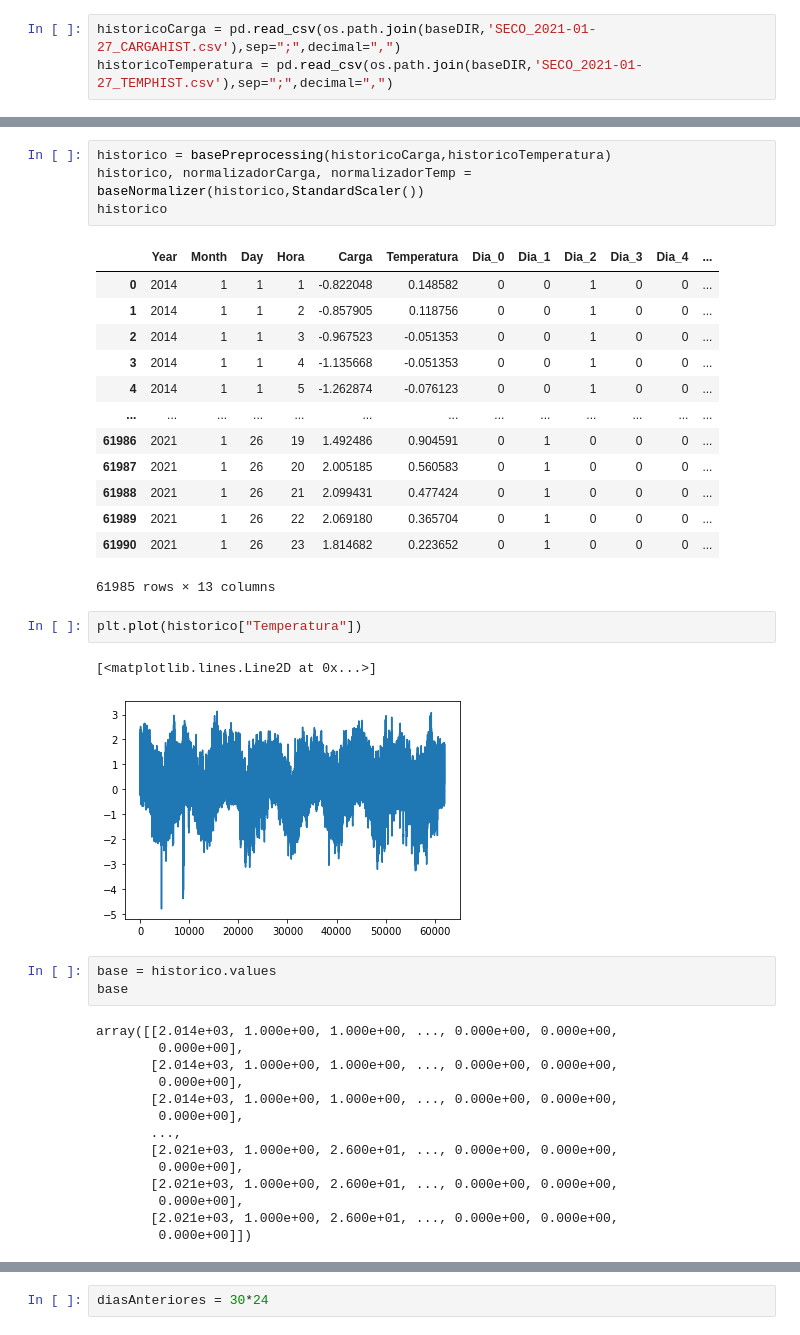
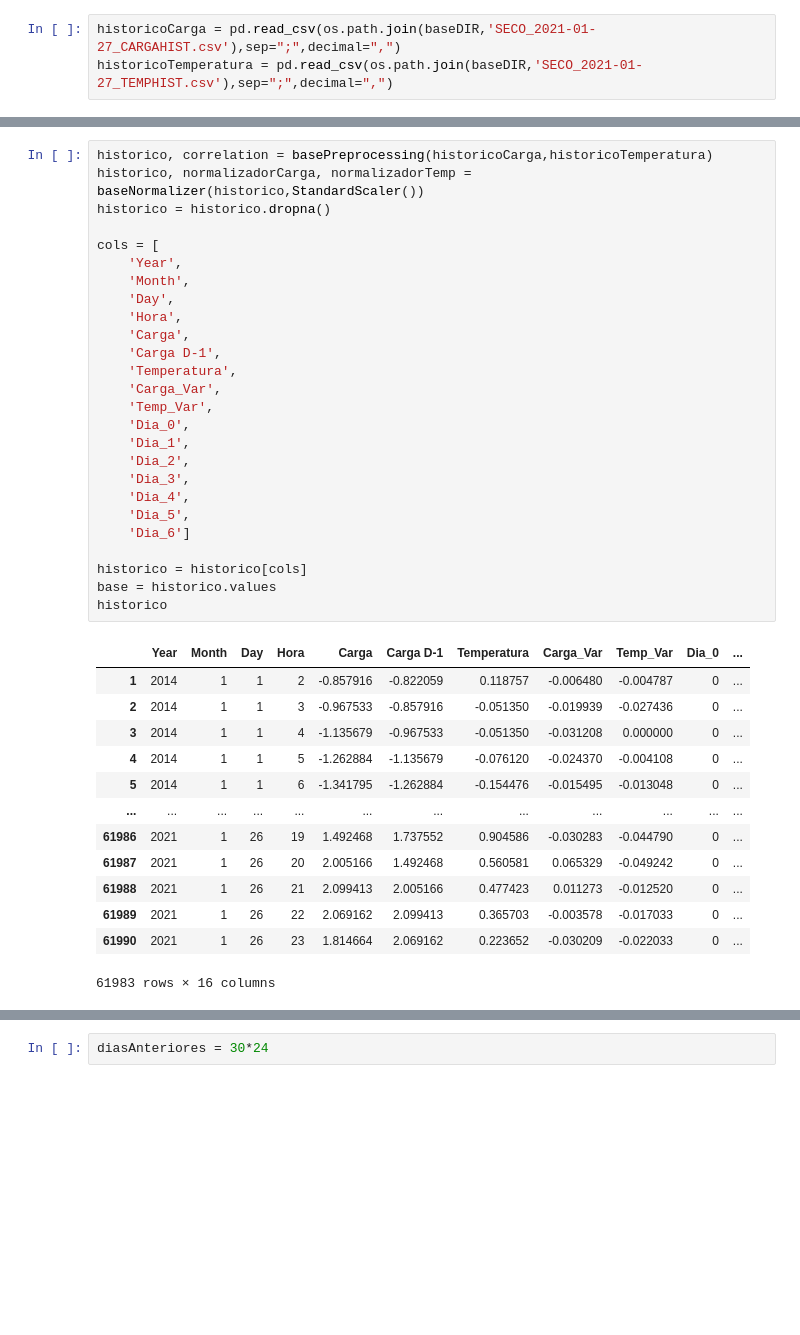
Before and after one commit to Abonvicine/ESTUDOS---Gerais, a Jupyter notebook: TG_Previsão_de_carga.ipynb, the cells around one changed output, grey strips where cells are left out. Cells and saved outputs as stored; diff of their text form; blank space fills up the shorter version.

```diff
--- a/TG_Previsão_de_carga.ipynb
+++ b/TG_Previsão_de_carga.ipynb
@@ -90,43 +72,43 @@ def baseNormalizer(dataset, normalizer, normalize_fit = True):
     dataset = dataset.dropna()
 
     return dataset , normalizadorCarga, normalizadorTemp
-# %%
-historico = basePreprocessing(historicoCarga,historicoTemperatura)
-historico, normalizadorCarga, normalizadorTemp = baseNormalizer(historico,StandardScaler())
-historico
-# %% [output]
-|  | Year | Month | Day | Hora | Carga | Temperatura | Dia_0 | Dia_1 | Dia_2 | Dia_3 | Dia_4 | ... |
-| 0 | 2014 | 1 | 1 | 1 | -0.822048 | 0.148582 | 0 | 0 | 1 | 0 | 0 | ... |
-| 1 | 2014 | 1 | 1 | 2 | -0.857905 | 0.118756 | 0 | 0 | 1 | 0 | 0 | ... |
-| 2 | 2014 | 1 | 1 | 3 | -0.967523 | -0.051353 | 0 | 0 | 1 | 0 | 0 | ... |
-| 3 | 2014 | 1 | 1 | 4 | -1.135668 | -0.051353 | 0 | 0 | 1 | 0 | 0 | ... |
-| 4 | 2014 | 1 | 1 | 5 | -1.262874 | -0.076123 | 0 | 0 | 1 | 0 | 0 | ... |
-| ... | ... | ... | ... | ... | ... | ... | ... | ... | ... | ... | ... | ... |
-| 61986 | 2021 | 1 | 26 | 19 | 1.492486 | 0.904591 | 0 | 1 | 0 | 0 | 0 | ... |
-| 61987 | 2021 | 1 | 26 | 20 | 2.005185 | 0.560583 | 0 | 1 | 0 | 0 | 0 | ... |
-| 61988 | 2021 | 1 | 26 | 21 | 2.099431 | 0.477424 | 0 | 1 | 0 | 0 | 0 | ... |
-| 61989 | 2021 | 1 | 26 | 22 | 2.069180 | 0.365704 | 0 | 1 | 0 | 0 | 0 | ... |
-| 61990 | 2021 | 1 | 26 | 23 | 1.814682 | 0.223652 | 0 | 1 | 0 | 0 | 0 | ... |
-61985 rows × 13 columns
-# %%
-plt.plot(historico["Temperatura"])
-# %% [output]
-[<matplotlib.lines.Line2D at 0x...>]
-[figure, removed]
-# %%
-base = historico.values
-base
-# %% [output]
-array([[2.014e+03, 1.000e+00, 1.000e+00, ..., 0.000e+00, 0.000e+00,
-        0.000e+00],
-       [2.014e+03, 1.000e+00, 1.000e+00, ..., 0.000e+00, 0.000e+00,
-        0.000e+00],
-       [2.014e+03, 1.000e+00, 1.000e+00, ..., 0.000e+00, 0.000e+00,
-        0.000e+00],
-       ...,
-       [2.021e+03, 1.000e+00, 2.600e+01, ..., 0.000e+00, 0.000e+00,
-        0.000e+00],
-       [2.021e+03, 1.000e+00, 2.600e+01, ..., 0.000e+00, 0.000e+00,
-        0.000e+00],
-       [2.021e+03, 1.000e+00, 2.600e+01, ..., 0.000e+00, 0.000e+00,
-        0.000e+00]])
+# %%
+historico, correlation = basePreprocessing(historicoCarga,historicoTemperatura)
+historico, normalizadorCarga, normalizadorTemp = baseNormalizer(historico,StandardScaler())
+historico = historico.dropna()
+
+cols = [
+    'Year',
+    'Month',
+    'Day',
+    'Hora',
+    'Carga',
+    'Carga D-1',
+    'Temperatura',
+    'Carga_Var',
+    'Temp_Var',
+    'Dia_0',
+    'Dia_1',
+    'Dia_2',
+    'Dia_3',
+    'Dia_4',
+    'Dia_5',
+    'Dia_6']
+
+historico = historico[cols]
+base = historico.values
+historico
+# %% [output]
+|  | Year | Month | Day | Hora | Carga | Carga D-1 | Temperatura | Carga_Var | Temp_Var | Dia_0 | ... |
+| 1 | 2014 | 1 | 1 | 2 | -0.857916 | -0.822059 | 0.118757 | -0.006480 | -0.004787 | 0 | ... |
+| 2 | 2014 | 1 | 1 | 3 | -0.967533 | -0.857916 | -0.051350 | -0.019939 | -0.027436 | 0 | ... |
+| 3 | 2014 | 1 | 1 | 4 | -1.135679 | -0.967533 | -0.051350 | -0.031208 | 0.000000 | 0 | ... |
+| 4 | 2014 | 1 | 1 | 5 | -1.262884 | -1.135679 | -0.076120 | -0.024370 | -0.004108 | 0 | ... |
+| 5 | 2014 | 1 | 1 | 6 | -1.341795 | -1.262884 | -0.154476 | -0.015495 | -0.013048 | 0 | ... |
+| ... | ... | ... | ... | ... | ... | ... | ... | ... | ... | ... | ... |
+| 61986 | 2021 | 1 | 26 | 19 | 1.492468 | 1.737552 | 0.904586 | -0.030283 | -0.044790 | 0 | ... |
+| 61987 | 2021 | 1 | 26 | 20 | 2.005166 | 1.492468 | 0.560581 | 0.065329 | -0.049242 | 0 | ... |
+| 61988 | 2021 | 1 | 26 | 21 | 2.099413 | 2.005166 | 0.477423 | 0.011273 | -0.012520 | 0 | ... |
+| 61989 | 2021 | 1 | 26 | 22 | 2.069162 | 2.099413 | 0.365703 | -0.003578 | -0.017033 | 0 | ... |
+| 61990 | 2021 | 1 | 26 | 23 | 1.814664 | 2.069162 | 0.223652 | -0.030209 | -0.022033 | 0 | ... |
+61983 rows × 16 columns
```
Also changed, not shown: parts of 20 cells of this notebook.
